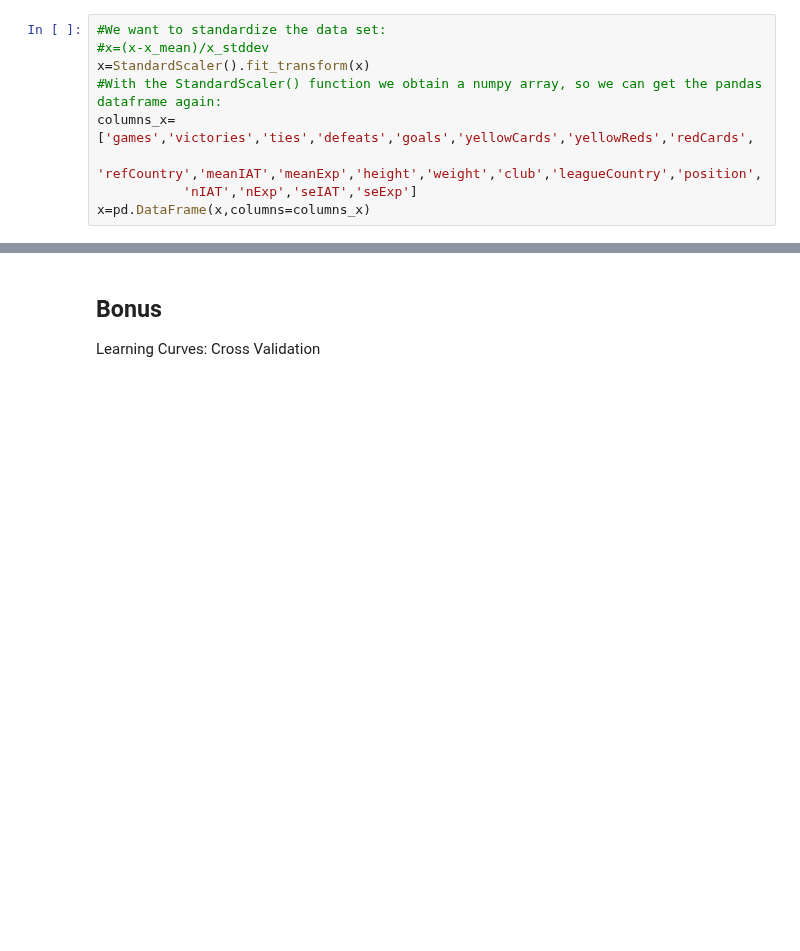
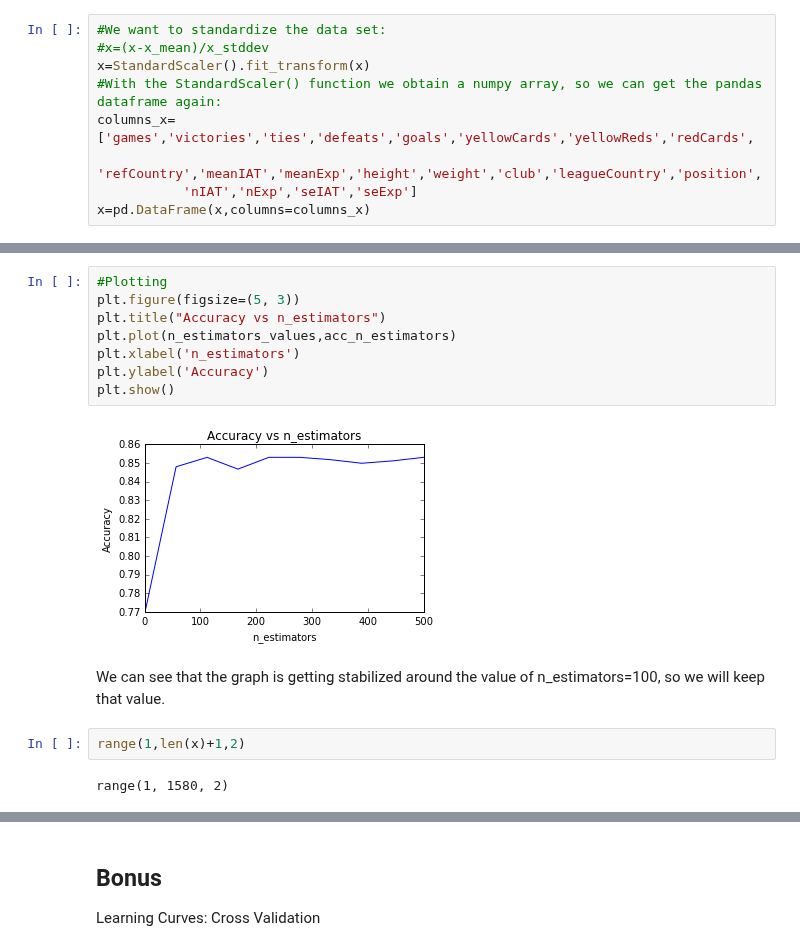
Before and after one commit to kirtanp/ADA-EPFL-2016, a Jupyter notebook: Lab4/soccer_race.ipynb, the cells around one changed output, grey strips where cells are left out. Drawn from its saved outputs; the diff is of its cells as text; blank space fills up the shorter version.

```diff
--- a/Lab4/soccer_race.ipynb
+++ b/Lab4/soccer_race.ipynb
@@ -300,0 +309,16 @@ x=pd.DataFrame(x,columns=columns_x)
+# %%
+#Plotting
+plt.figure(figsize=(5, 3))
+plt.title("Accuracy vs n_estimators")
+plt.plot(n_estimators_values,acc_n_estimators)
+plt.xlabel('n_estimators')
+plt.ylabel('Accuracy')
+plt.show()
+# %% [output]
+[figure, added]
+# %% [markdown]
+We can see that the graph is getting stabilized around the value of n_estimators=100, so we will keep that value.
+# %%
+range(1,len(x)+1,2)
+# %% [output]
+range(1, 1580, 2)
```
Also changed, not shown: parts of 25 cells of this notebook.
